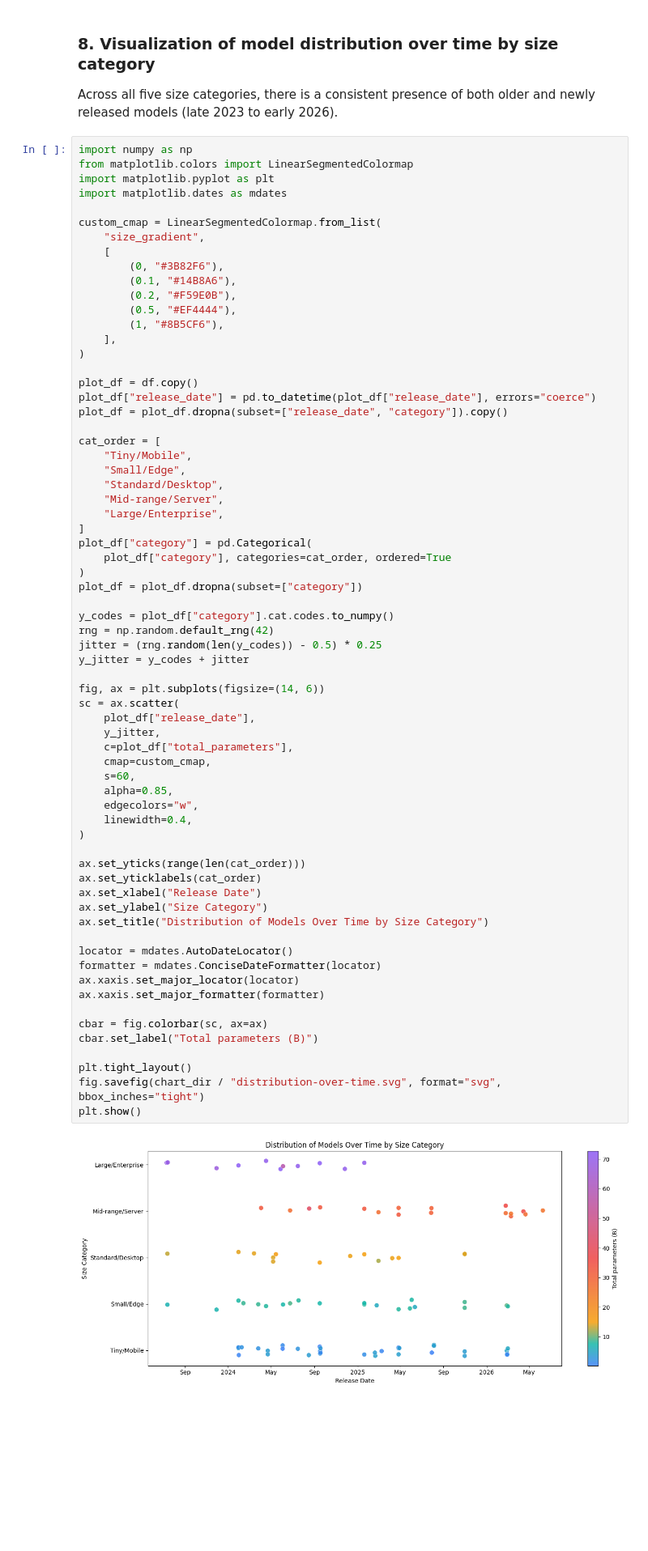
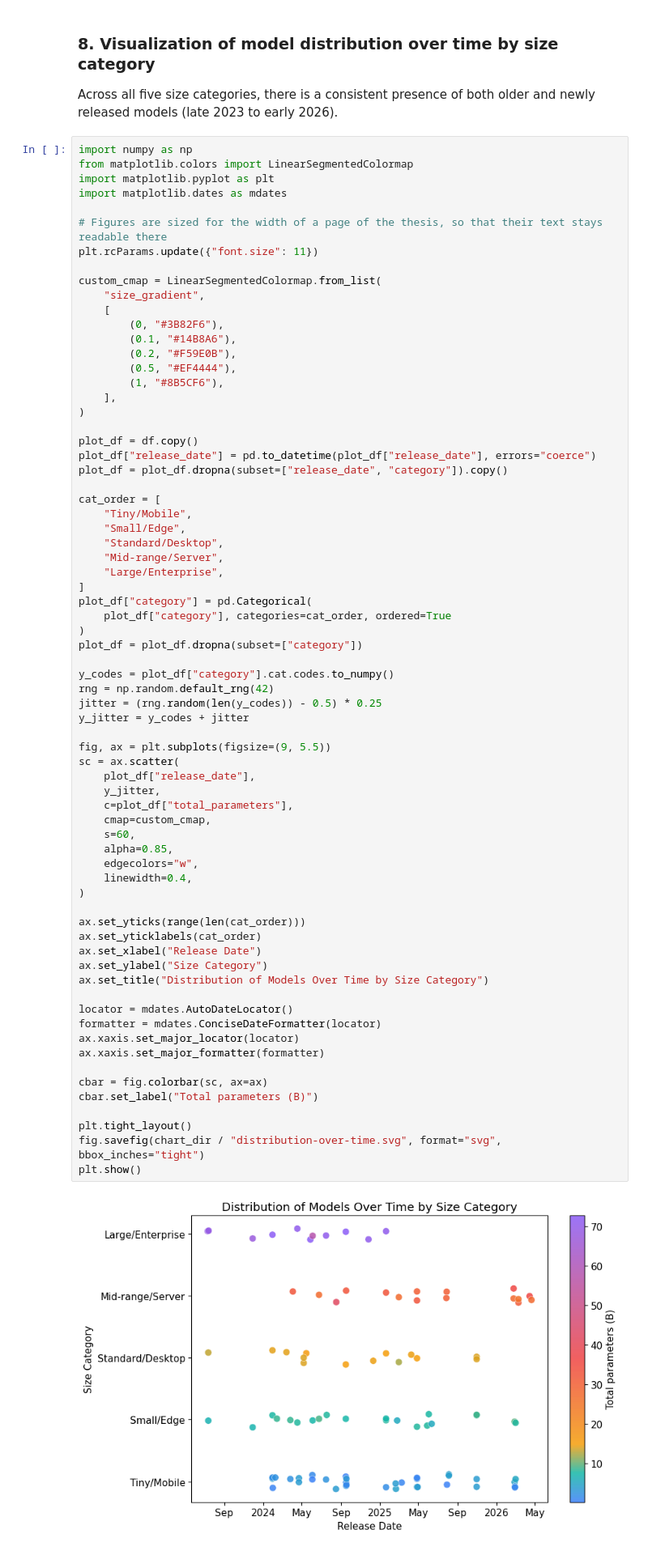
Before and after one commit to diogogmatos/eco-evolution-of-llms, a Jupyter notebook: model-selection/model-selection.ipynb, the cells around one changed output. Shown at 81% size. Saved outputs shown, nothing was run; the diff lists cells and outputs as text; blank space fills up the shorter version.

```diff
--- a/model-selection/model-selection.ipynb
+++ b/model-selection/model-selection.ipynb
@@ -746,6 +748,9 @@ import numpy as np
 from matplotlib.colors import LinearSegmentedColormap
 import matplotlib.pyplot as plt
 import matplotlib.dates as mdates
+
+# Figures are sized for the width of a page of the thesis, so that their text stays readable there
+plt.rcParams.update({"font.size": 11})
 
 custom_cmap = LinearSegmentedColormap.from_list(
     "size_gradient",
@@ -779,37 +784,37 @@ rng = np.random.default_rng(42)
 jitter = (rng.random(len(y_codes)) - 0.5) * 0.25
 y_jitter = y_codes + jitter
 
-fig, ax = plt.subplots(figsize=(14, 6))
+fig, ax = plt.subplots(figsize=(9, 5.5))
 sc = ax.scatter(
     plot_df["release_date"],
     y_jitter,
     c=plot_df["total_parameters"],
     cmap=custom_cmap,
     s=60,
     alpha=0.85,
     edgecolors="w",
     linewidth=0.4,
 )
 
 ax.set_yticks(range(len(cat_order)))
 ax.set_yticklabels(cat_order)
 ax.set_xlabel("Release Date")
 ax.set_ylabel("Size Category")
 ax.set_title("Distribution of Models Over Time by Size Category")
 
 locator = mdates.AutoDateLocator()
 formatter = mdates.ConciseDateFormatter(locator)
 ax.xaxis.set_major_locator(locator)
 ax.xaxis.set_major_formatter(formatter)
 
 cbar = fig.colorbar(sc, ax=ax)
 cbar.set_label("Total parameters (B)")
 
 plt.tight_layout()
 fig.savefig(chart_dir / "distribution-over-time.svg", format="svg", bbox_inches="tight")
 plt.show()
 # %% [output]
-[figure, old version]
+[figure, new version]
 # %% [markdown]
 ### 9. Filter Out Size Categories
 
```
Also changed, not shown: parts of 10 cells of this notebook, 55 other files.
